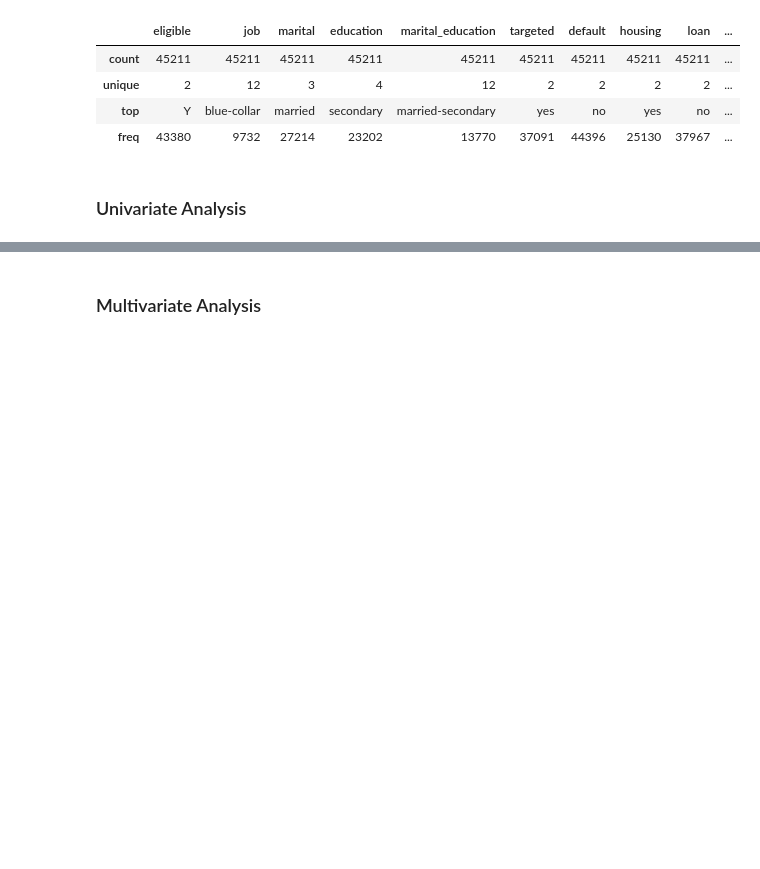
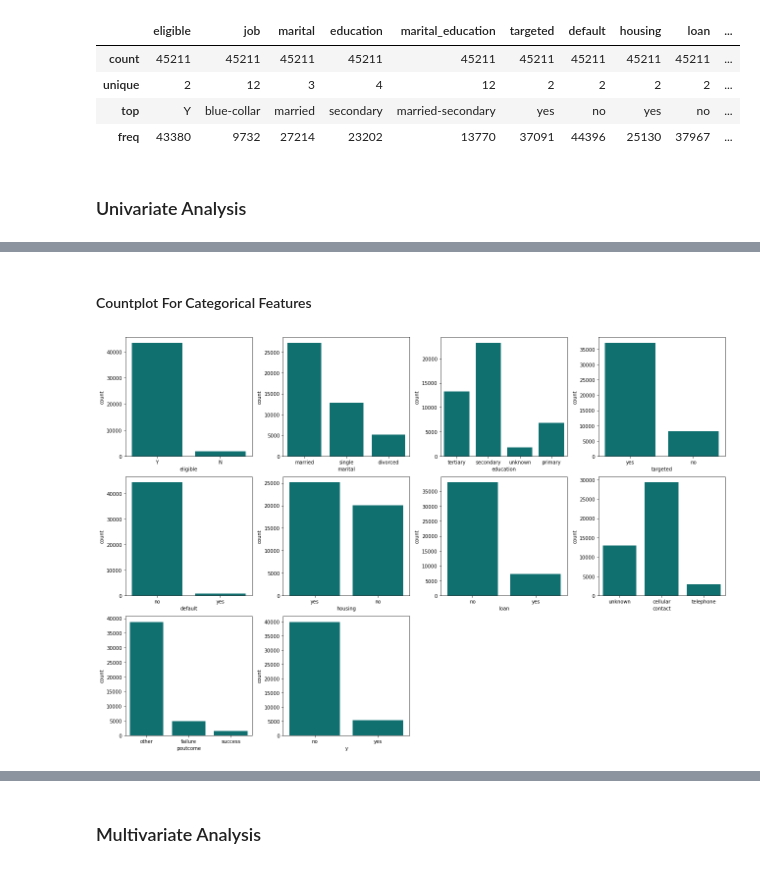
Before and after one commit to dendihandian/data-portfolio, a Jupyter notebook: bank-marketing/bank-marketing.ipynb, the cells around one changed output, grey strips where cells are left out. Saved outputs shown, nothing was run; the diff lists cells and outputs as text; code cells hidden in the pictures; blank space fills up the shorter version.

```diff
--- a/bank-marketing/bank-marketing.ipynb
+++ b/bank-marketing/bank-marketing.ipynb
@@ -186,0 +213,24 @@ pass
+# %% [markdown]
+#### Countplot For Categorical Features
+# %%
+idf = df.select_dtypes(include='object')
+cols = idf.columns.to_list()
+
+more_group = []
+less_group = []
+for col in cols:
+    if (len(df[col].unique().tolist()) > 5):
+        more_group.append(col)
+    else:
+        less_group.append(col)
+
+
+plt.figure(figsize=(18, 12))
+for i in range(0, len(less_group)):
+    plt.subplot(len(less_group) / 3, 4, i+1)
+    sns.countplot(df[less_group[i]], color='teal', orient='v')
+    plt.tight_layout()
+
+plt.show();
+# %% [output]
+[figure, added]
```
Also changed, not shown: parts of 6 cells of this notebook.
